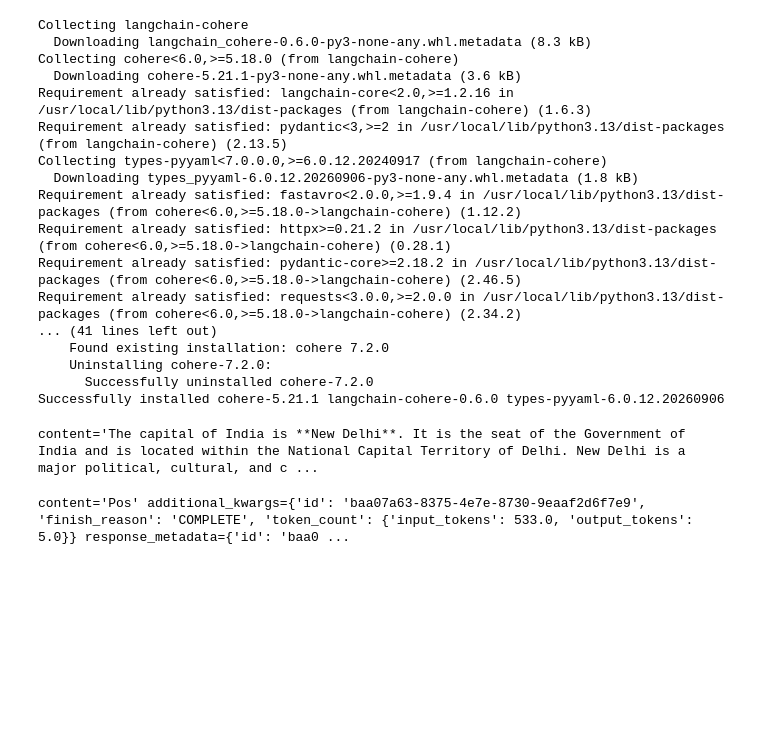
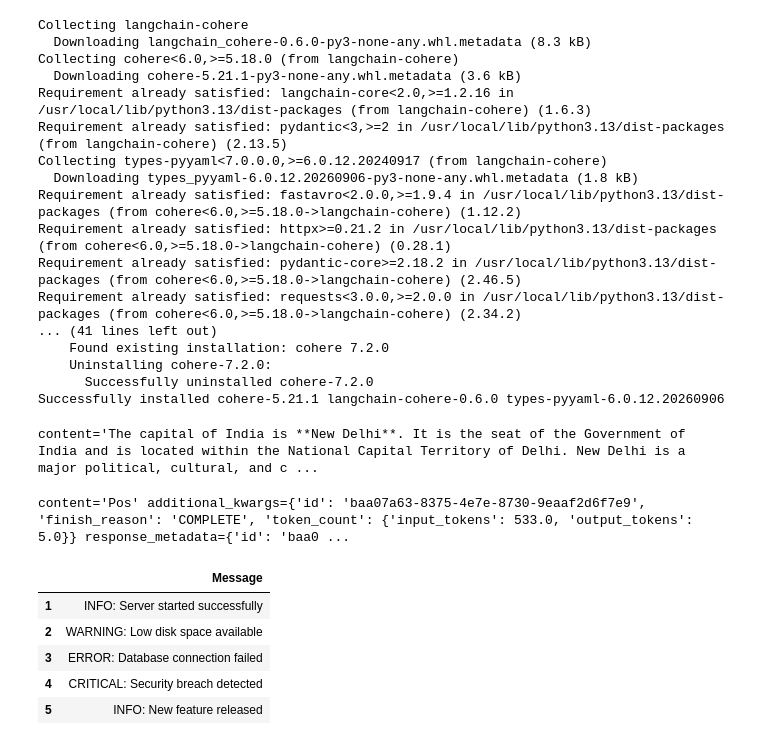
Before and after one commit to Yashmalik2004/llm, a Jupyter notebook: main.ipynb, the cells around one changed output. Cells and saved outputs as stored; diff of their text form; code cells hidden in the pictures; blank space fills up the shorter version.

```diff
--- a/main.ipynb
+++ b/main.ipynb
@@ -66,3 +66,23 @@ result = llm.invoke(prompt)
 print(result)
 # %% [output]
 content='Pos' additional_kwargs={'id': 'baa07a63-8375-4e7e-8730-9eaaf2d6f7e9', 'finish_reason': 'COMPLETE', 'token_count': {'input_tokens': 533.0, 'output_tokens': 5.0}} response_metadata={'id': 'baa0 ...
+# %%
+import pandas as pd
+
+log_msgs = [
+    "INFO: Server started successfully",
+    "WARNING: Low disk space available",
+    "ERROR: Database connection failed",
+    "CRITICAL: Security breach detected",
+    "INFO: New feature released",
+]
+
+df = pd.DataFrame(log_msgs, columns=["Message"], index = range(1, len(log_msgs)+1))
+df
+# %% [output]
+|  | Message |
+| 1 | INFO: Server started successfully |
+| 2 | WARNING: Low disk space available |
+| 3 | ERROR: Database connection failed |
+| 4 | CRITICAL: Security breach detected |
+| 5 | INFO: New feature released |
```
Also changed, not shown: parts of 1 cell of this notebook.
